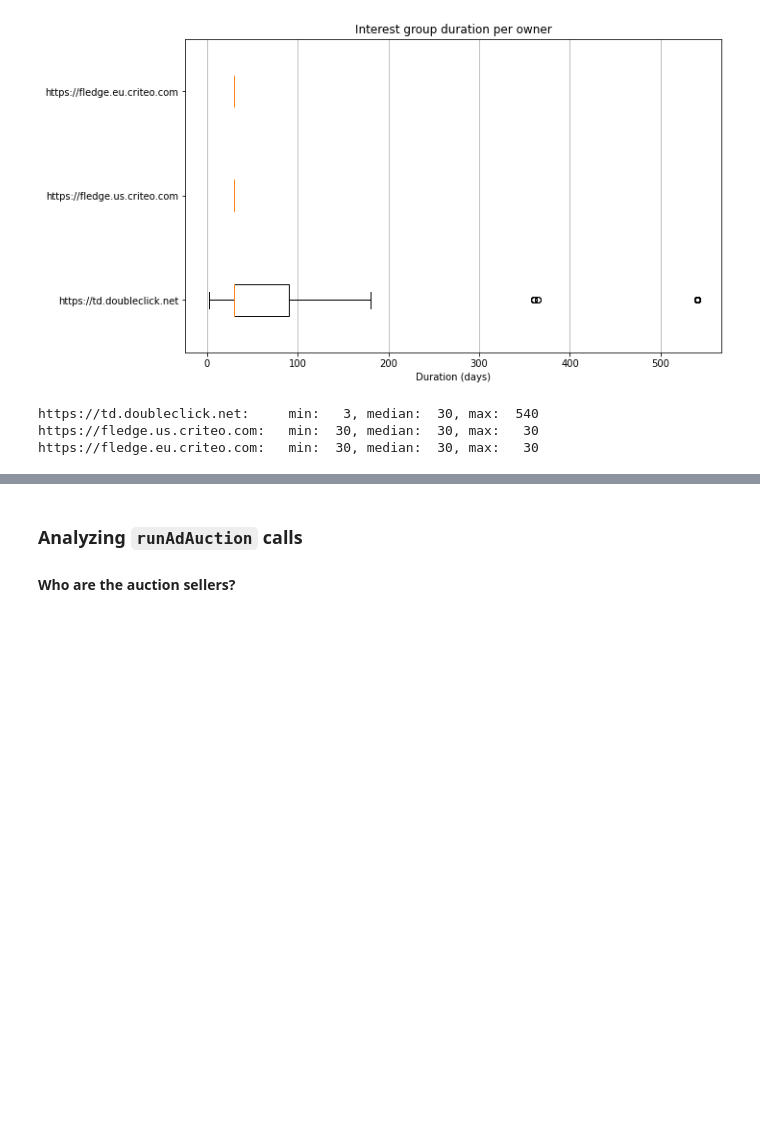
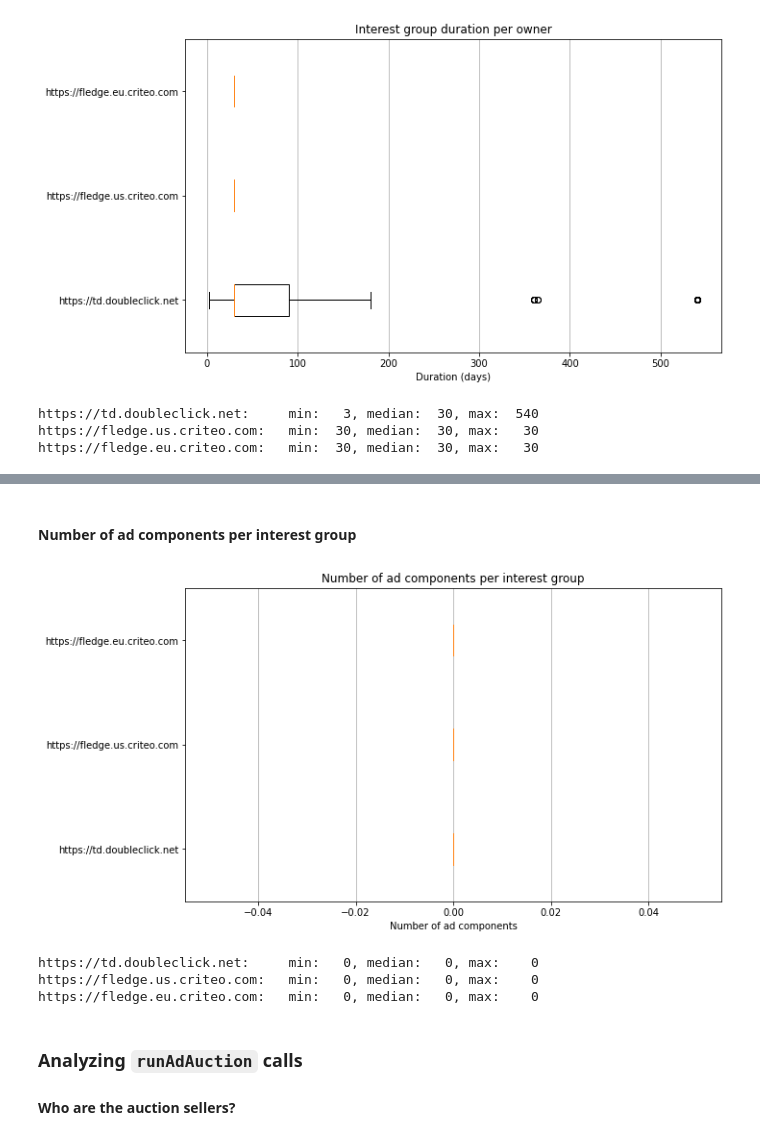
Before and after one commit to MichielP1807/tracker-radar-collector, a Jupyter notebook: post-processing/analysis.ipynb, the cells around one changed output, grey strips where cells are left out. Cells and saved outputs as stored; diff of their text form; code cells hidden in the pictures; blank space fills up the shorter version.

```diff
--- a/post-processing/analysis.ipynb
+++ b/post-processing/analysis.ipynb
@@ -155,11 +155,17 @@ for call_type, saved_calls in saved_calls_sorted_by_type.items():
 ### Analyzing `joinAdInterestGroup` calls
 #### Interest group owners
 # %%
-all_owners = [call["arguments"]["0"]["owner"] for call in saved_calls_sorted_by_type["Navigator.joinAdInterestGroup"]]
-distinct_owners = sorted(set(all_owners), key=lambda d: all_owners.count(d), reverse=True)
+join_calls_per_owner = dict()
+for call in saved_calls_sorted_by_type["Navigator.joinAdInterestGroup"]:
+    owner = call["arguments"]["0"]["owner"]
+    if owner not in join_calls_per_owner:
+        join_calls_per_owner[owner] = []
+    join_calls_per_owner[owner].append(call)
+
+distinct_owners = sorted(set(join_calls_per_owner.keys()), key=lambda d: len(join_calls_per_owner[d]), reverse=True)
 print("%d distinct interest group owners:" % (len(distinct_owners)))
 for owner in distinct_owners:
-    print("\t%4d %s" % (all_owners.count(owner), owner))
+    print("\t%4d %s" % (len(join_calls_per_owner[owner]), owner))
 # %% [output]
 3 distinct interest group owners:
          433 https://td.doubleclick.net
@@ -196,0 +209,12 @@ https://fledge.eu.criteo.com:   min:  30, median:  30, max:   30
+# %%
+has_many_ads_in_interest_group = dict()
+for call in saved_calls_sorted_by_type["Navigator.joinAdInterestGroup"]:
+    number_of_ads = len(call["arguments"]["0"].get("ads", []))
+    if number_of_ads > 100:
+        referrer = call["referrer"]
+        if referrer not in has_many_ads_in_interest_group:
+           has_many_ads_in_interest_group[referrer] = 0
+        has_many_ads_in_interest_group[referrer] = max(has_many_ads_in_interest_group[referrer], number_of_ads)
+
+for referrer, amount in sorted(has_many_ads_in_interest_group.items(), key=lambda kv: kv[1], reverse=True):
+    print("%4d %s" % (amount, referrer))
@@ -197,3 +229,12 @@ https://fledge.eu.criteo.com:   min:  30, median:  30, max:   30
+# %% [markdown]
+#### Number of ad components per interest group
+# %%
+igBoxplot(lambda call: len(call["arguments"]["0"].get("adComponents", [])), "Number of ad components per interest group", "Number of ad components")
+# %% [output]
+[figure, added]
+https://td.doubleclick.net:     min:   0, median:   0, max:    0
+https://fledge.us.criteo.com:   min:   0, median:   0, max:    0
+https://fledge.eu.criteo.com:   min:   0, median:   0, max:    0
 # %% [markdown]
 ### Analyzing `runAdAuction` calls
 #### Who are the auction sellers?
```
Also changed, not shown: parts of 4 cells of this notebook.
